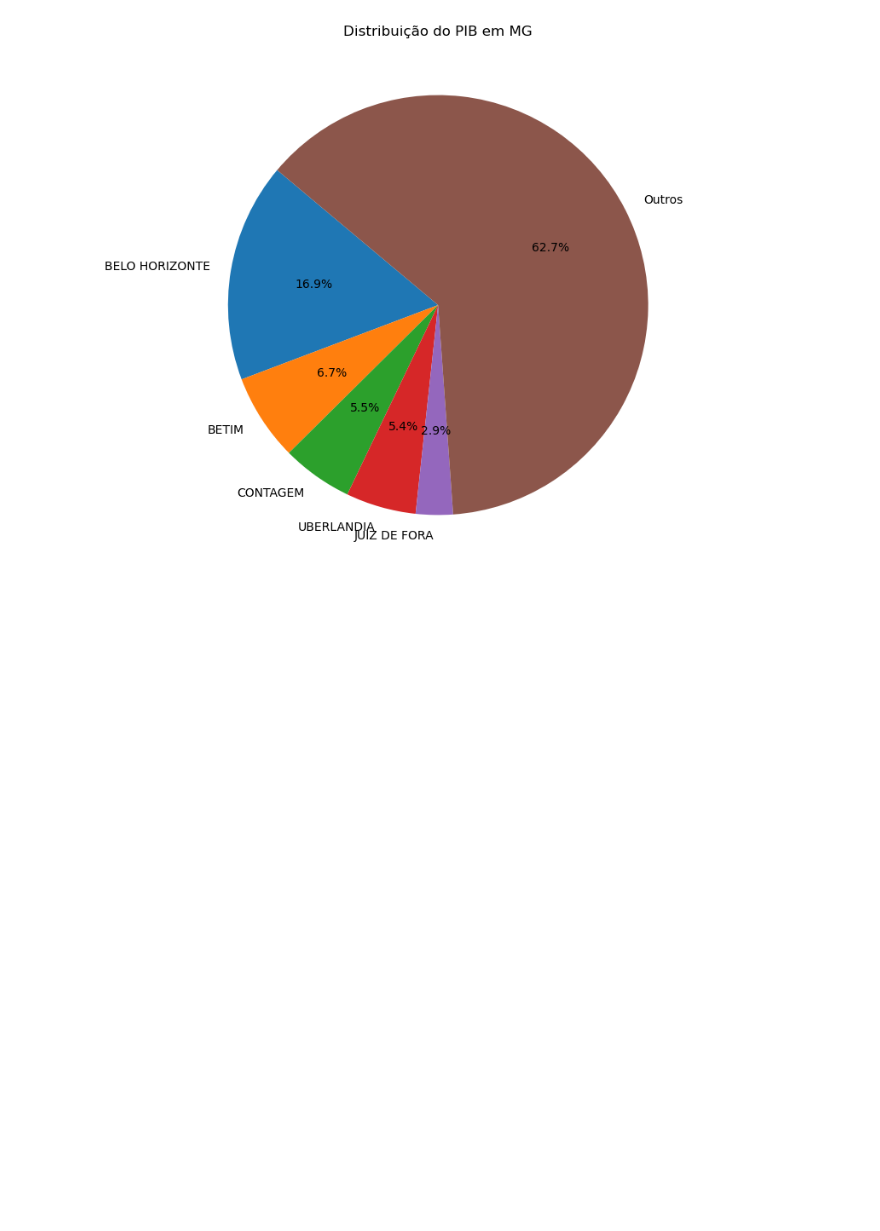
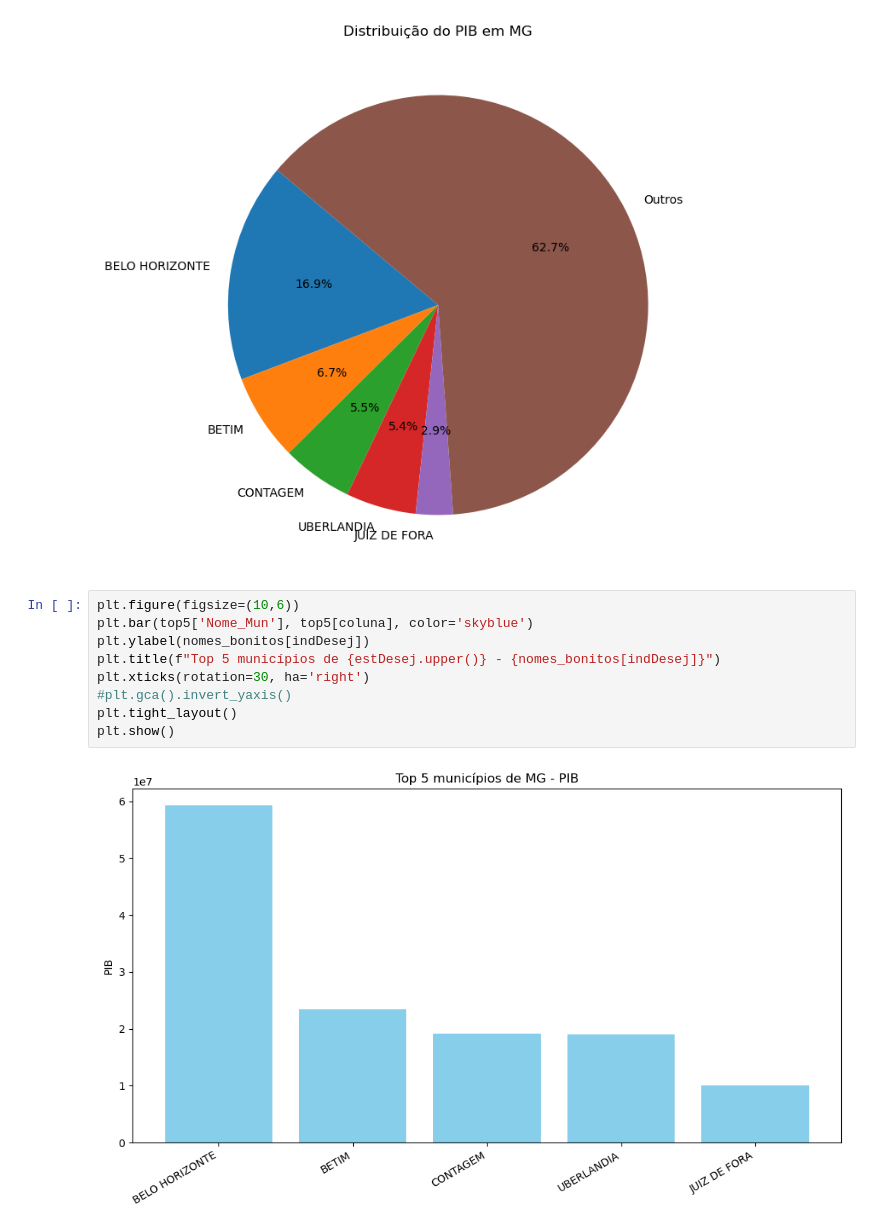
Before and after one commit to raphhax/FundamentosCienciaDados, a Jupyter notebook: Projeto/projeto2025.ipynb, the cells around one changed output. Drawn from its saved outputs; the diff is of its cells as text; blank space fills up the shorter version.

```diff
--- a/Projeto/projeto2025.ipynb
+++ b/Projeto/projeto2025.ipynb
@@ -487,3 +487,14 @@ plt.title(f"Distribuição do {nomes_bonitos[indDesej]} em {estDesej.upper()}")
 plt.show()
 # %% [output]
 [figure]
+# %%
+plt.figure(figsize=(10,6))
+plt.bar(top5['Nome_Mun'], top5[coluna], color='skyblue')
+plt.ylabel(nomes_bonitos[indDesej])
+plt.title(f"Top 5 municípios de {estDesej.upper()} - {nomes_bonitos[indDesej]}")
+plt.xticks(rotation=30, ha='right')
+#plt.gca().invert_yaxis()
+plt.tight_layout()
+plt.show()
+# %% [output]
+[figure, added]
```
Also changed, not shown: parts of 7 cells of this notebook.
